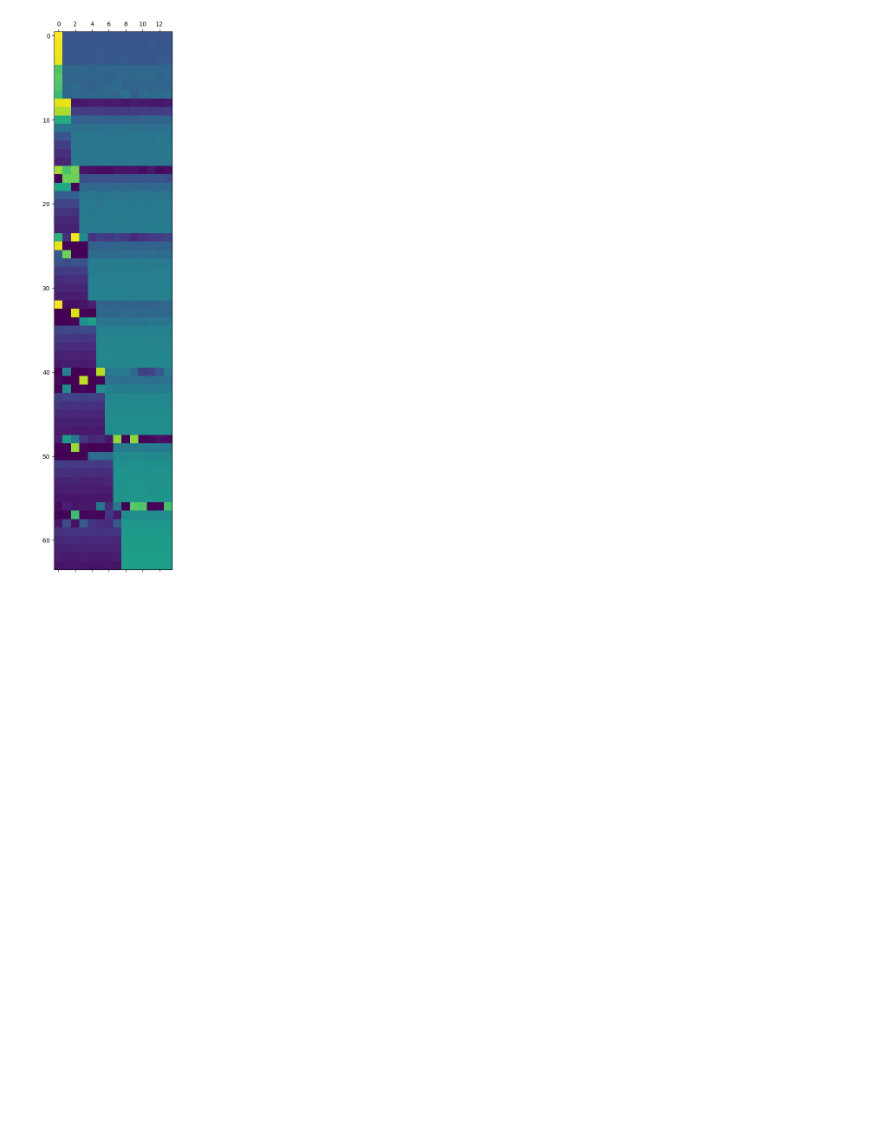
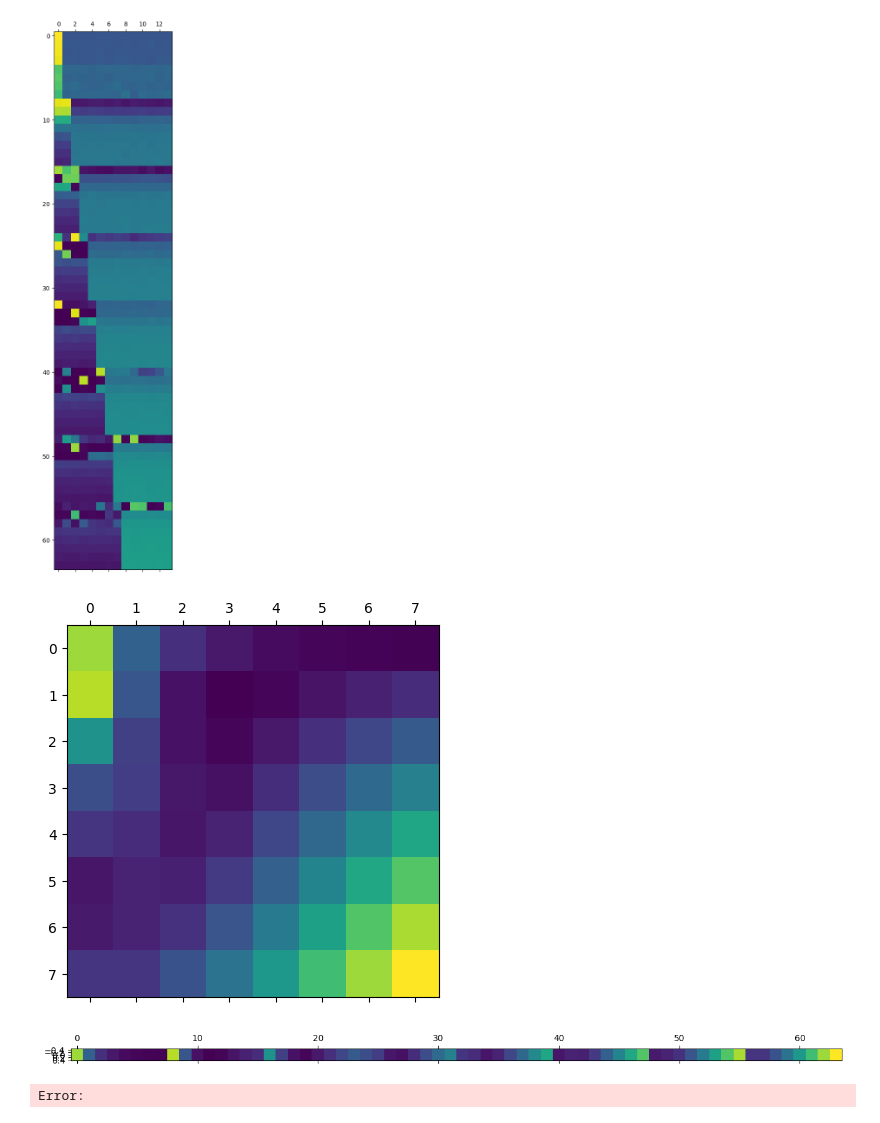
Before and after one commit to IIP-Group/pyjama, a Jupyter notebook: simulations/paper_data.ipynb, the cells around one changed output. Saved outputs shown, nothing was run; the diff lists cells and outputs as text; code cells hidden in the pictures; blank space fills up the shorter version.

```diff
--- a/simulations/paper_data.ipynb
+++ b/simulations/paper_data.ipynb
@@ -43,3 +43,25 @@ np.savetxt(savename, data, delimiter=",")
 # %% [output]
 (64, 14)
 [figure]
+# %%
+# these are in same format as above (num_ut, jammer_power)
+savename = "bers/paper/learning/grid_snr_comparison.csv"
+with open("bers/report/learning/grid_snrs.pickle", "rb") as f0:
+    bers_learned = pickle.load(f0)
+with open("bers/report/learning/grid_snrs_uniform_jammer.pickle", "rb") as f1:
+    bers_uniform = pickle.load(f1)
+
+q = bers_learned / bers_uniform
+plt.matshow(q)
+q = q.flatten()
+plt.matshow(q[np.newaxis,:])
+# round to 2 decimal places
+# q = np.round(q, 2)
+# add indices
+q = np.stack([np.arange(1, 65), q], axis=1)
+
+np.savetxt(savename, q, delimiter=",", fmt='%.2f')
+# %% [output]
+[figure, added]
+[figure, added]
+Error:
```
Also changed, not shown: 3 other files.
